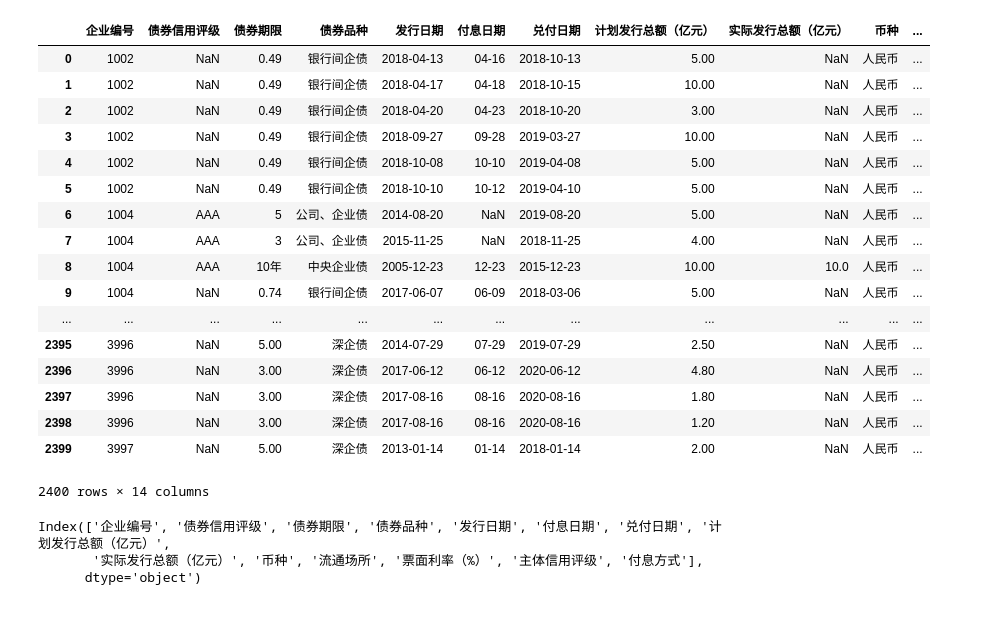
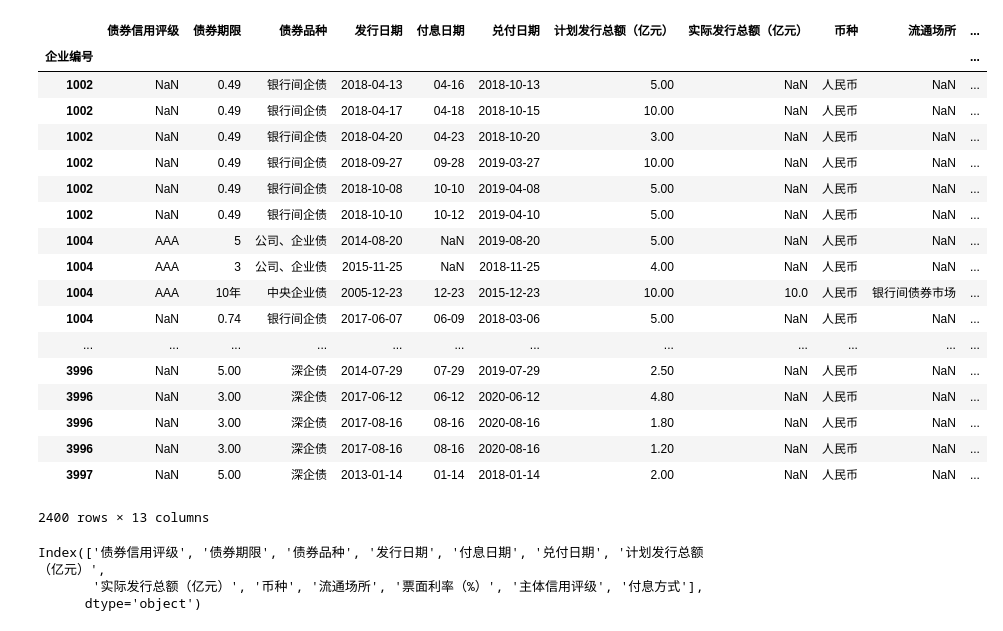
Before and after one commit to CourierKyn/isi-world-cup, a Jupyter notebook: 债券信息.ipynb, the cells around one changed output. Saved outputs shown, nothing was run; the diff lists cells and outputs as text; code cells hidden in the pictures.

```diff
--- a/债券信息.ipynb
+++ b/债券信息.ipynb
@@ -4,28 +7,29 @@ import numpy as np
 # %%
-data=pd.read_excel('赛题1数据材料\赛题1数据集\债券信息.xlsx')
+data=pd.read_excel('赛题1数据材料\赛题1数据集\债券信息.xlsx',index_col=0)
 data
 # %% [output]
-|  | 企业编号 | 债券信用评级 | 债券期限 | 债券品种 | 发行日期 | 付息日期 | 兑付日期 | 计划发行总额（亿元） | 实际发行总额（亿元） | 币种 | ... |
-| 0 | 1002 | NaN | 0.49 | 银行间企债 | 2018-04-13 | 04-16 | 2018-10-13 | 5.00 | NaN | 人民币 | ... |
-| 1 | 1002 | NaN | 0.49 | 银行间企债 | 2018-04-17 | 04-18 | 2018-10-15 | 10.00 | NaN | 人民币 | ... |
-| 2 | 1002 | NaN | 0.49 | 银行间企债 | 2018-04-20 | 04-23 | 2018-10-20 | 3.00 | NaN | 人民币 | ... |
-| 3 | 1002 | NaN | 0.49 | 银行间企债 | 2018-09-27 | 09-28 | 2019-03-27 | 10.00 | NaN | 人民币 | ... |
-| 4 | 1002 | NaN | 0.49 | 银行间企债 | 2018-10-08 | 10-10 | 2019-04-08 | 5.00 | NaN | 人民币 | ... |
-| 5 | 1002 | NaN | 0.49 | 银行间企债 | 2018-10-10 | 10-12 | 2019-04-10 | 5.00 | NaN | 人民币 | ... |
-| 6 | 1004 | AAA | 5 | 公司、企业债 | 2014-08-20 | NaN | 2019-08-20 | 5.00 | NaN | 人民币 | ... |
-| 7 | 1004 | AAA | 3 | 公司、企业债 | 2015-11-25 | NaN | 2018-11-25 | 4.00 | NaN | 人民币 | ... |
-| 8 | 1004 | AAA | 10年 | 中央企业债 | 2005-12-23 | 12-23 | 2015-12-23 | 10.00 | 10.0 | 人民币 | ... |
-| 9 | 1004 | NaN | 0.74 | 银行间企债 | 2017-06-07 | 06-09 | 2018-03-06 | 5.00 | NaN | 人民币 | ... |
+|  | 债券信用评级 | 债券期限 | 债券品种 | 发行日期 | 付息日期 | 兑付日期 | 计划发行总额（亿元） | 实际发行总额（亿元） | 币种 | 流通场所 | ... |
+| 企业编号 |  |  |  |  |  |  |  |  |  |  | ... |
+| 1002 | NaN | 0.49 | 银行间企债 | 2018-04-13 | 04-16 | 2018-10-13 | 5.00 | NaN | 人民币 | NaN | ... |
+| 1002 | NaN | 0.49 | 银行间企债 | 2018-04-17 | 04-18 | 2018-10-15 | 10.00 | NaN | 人民币 | NaN | ... |
+| 1002 | NaN | 0.49 | 银行间企债 | 2018-04-20 | 04-23 | 2018-10-20 | 3.00 | NaN | 人民币 | NaN | ... |
+| 1002 | NaN | 0.49 | 银行间企债 | 2018-09-27 | 09-28 | 2019-03-27 | 10.00 | NaN | 人民币 | NaN | ... |
+| 1002 | NaN | 0.49 | 银行间企债 | 2018-10-08 | 10-10 | 2019-04-08 | 5.00 | NaN | 人民币 | NaN | ... |
+| 1002 | NaN | 0.49 | 银行间企债 | 2018-10-10 | 10-12 | 2019-04-10 | 5.00 | NaN | 人民币 | NaN | ... |
+| 1004 | AAA | 5 | 公司、企业债 | 2014-08-20 | NaN | 2019-08-20 | 5.00 | NaN | 人民币 | NaN | ... |
+| 1004 | AAA | 3 | 公司、企业债 | 2015-11-25 | NaN | 2018-11-25 | 4.00 | NaN | 人民币 | NaN | ... |
+| 1004 | AAA | 10年 | 中央企业债 | 2005-12-23 | 12-23 | 2015-12-23 | 10.00 | 10.0 | 人民币 | 银行间债券市场 | ... |
+| 1004 | NaN | 0.74 | 银行间企债 | 2017-06-07 | 06-09 | 2018-03-06 | 5.00 | NaN | 人民币 | NaN | ... |
 | ... | ... | ... | ... | ... | ... | ... | ... | ... | ... | ... | ... |
-| 2395 | 3996 | NaN | 5.00 | 深企债 | 2014-07-29 | 07-29 | 2019-07-29 | 2.50 | NaN | 人民币 | ... |
-| 2396 | 3996 | NaN | 3.00 | 深企债 | 2017-06-12 | 06-12 | 2020-06-12 | 4.80 | NaN | 人民币 | ... |
-| 2397 | 3996 | NaN | 3.00 | 深企债 | 2017-08-16 | 08-16 | 2020-08-16 | 1.80 | NaN | 人民币 | ... |
-| 2398 | 3996 | NaN | 3.00 | 深企债 | 2017-08-16 | 08-16 | 2020-08-16 | 1.20 | NaN | 人民币 | ... |
-| 2399 | 3997 | NaN | 5.00 | 深企债 | 2013-01-14 | 01-14 | 2018-01-14 | 2.00 | NaN | 人民币 | ... |
+| 3996 | NaN | 5.00 | 深企债 | 2014-07-29 | 07-29 | 2019-07-29 | 2.50 | NaN | 人民币 | NaN | ... |
+| 3996 | NaN | 3.00 | 深企债 | 2017-06-12 | 06-12 | 2020-06-12 | 4.80 | NaN | 人民币 | NaN | ... |
+| 3996 | NaN | 3.00 | 深企债 | 2017-08-16 | 08-16 | 2020-08-16 | 1.80 | NaN | 人民币 | NaN | ... |
+| 3996 | NaN | 3.00 | 深企债 | 2017-08-16 | 08-16 | 2020-08-16 | 1.20 | NaN | 人民币 | NaN | ... |
+| 3997 | NaN | 5.00 | 深企债 | 2013-01-14 | 01-14 | 2018-01-14 | 2.00 | NaN | 人民币 | NaN | ... |
-2400 rows × 14 columns
+2400 rows × 13 columns
 # %%
 data.columns
 # %% [output]
-Index(['企业编号', '债券信用评级', '债券期限', '债券品种', '发行日期', '付息日期', '兑付日期', '计划发行总额（亿元）',
+Index(['债券信用评级', '债券期限', '债券品种', '发行日期', '付息日期', '兑付日期', '计划发行总额（亿元）',
        '实际发行总额（亿元）', '币种', '流通场所', '票面利率（%）', '主体信用评级', '付息方式'],
       dtype='object')
```
Also changed, not shown: parts of 21 cells of this notebook, 24 other files.
